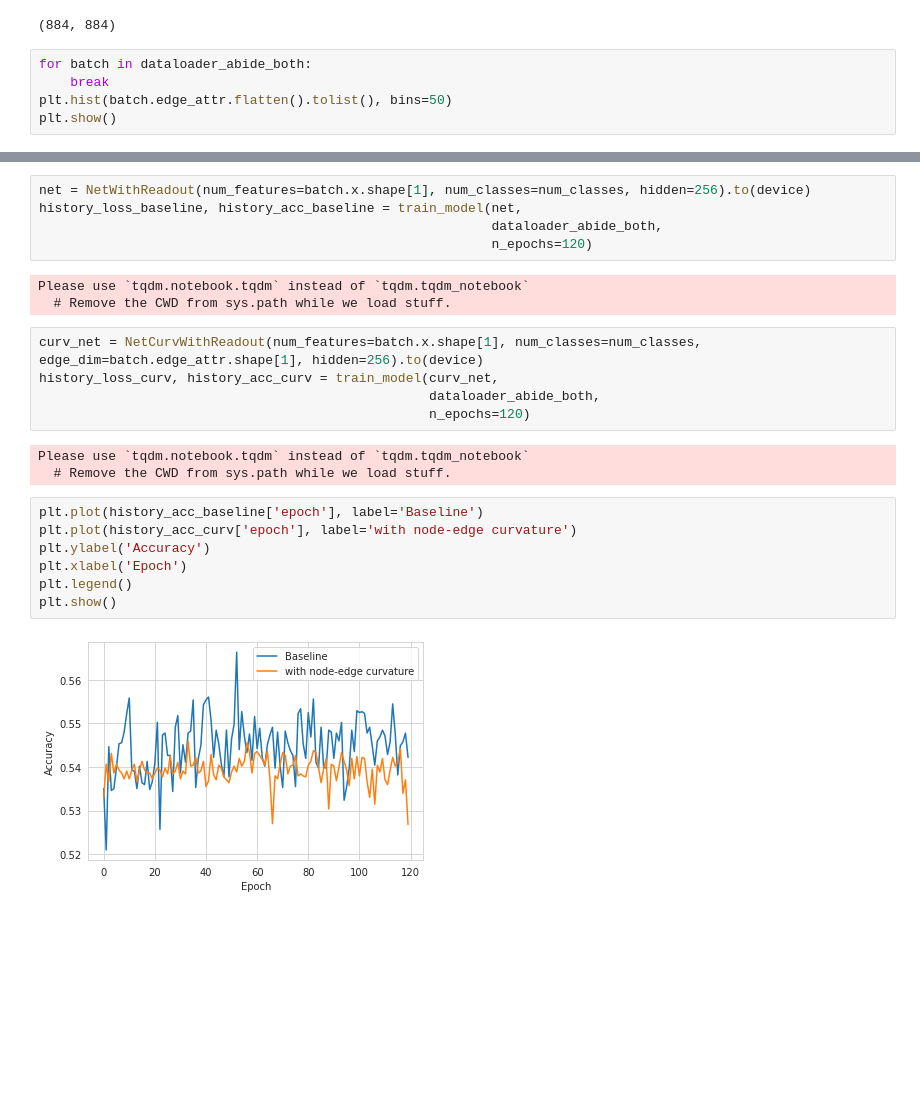
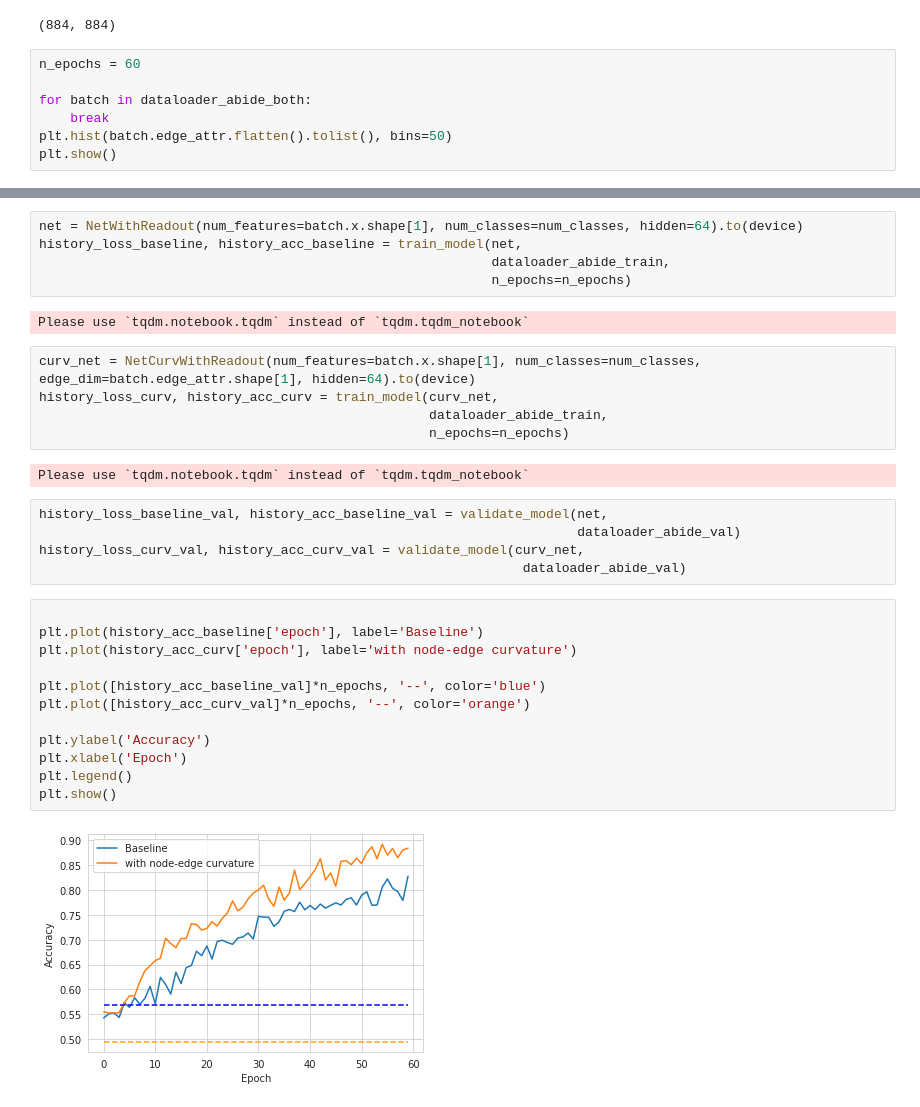
Before and after one commit to blufzzz/Discrete-Curvature-Graph-Classification, a Jupyter notebook: graph_classification.ipynb, the cells around one changed output, grey strips where cells are left out. Drawn from its saved outputs; the diff is of its cells as text; blank space fills up the shorter version.

Commit message:
Added BatchNorm, better train performance, poor validation performance

```diff
--- a/graph_classification.ipynb
+++ b/graph_classification.ipynb
@@ -612,6 +682,8 @@ len(dataset.items), len(dataset)
 # %% [output]
 (884, 884)
 # %%
+n_epochs = 60
+
 for batch in dataloader_abide_both:
     break
 plt.hist(batch.edge_attr.flatten().tolist(), bins=50)
@@ -621,25 +693,33 @@ plt.show()
 # %%
-net = NetWithReadout(num_features=batch.x.shape[1], num_classes=num_classes, hidden=256).to(device)
+net = NetWithReadout(num_features=batch.x.shape[1], num_classes=num_classes, hidden=64).to(device)
 history_loss_baseline, history_acc_baseline = train_model(net,
-                                                          dataloader_abide_both,
-                                                          n_epochs=120)
+                                                          dataloader_abide_train,
+                                                          n_epochs=n_epochs)
 # %% [output]
 Please use `tqdm.notebook.tqdm` instead of `tqdm.tqdm_notebook`
-  # Remove the CWD from sys.path while we load stuff.
 # %%
-curv_net = NetСurvWithReadout(num_features=batch.x.shape[1], num_classes=num_classes, edge_dim=batch.edge_attr.shape[1], hidden=256).to(device)
+curv_net = NetСurvWithReadout(num_features=batch.x.shape[1], num_classes=num_classes, edge_dim=batch.edge_attr.shape[1], hidden=64).to(device)
 history_loss_curv, history_acc_curv = train_model(curv_net,
-                                                  dataloader_abide_both,
-                                                  n_epochs=120)
+                                                  dataloader_abide_train,
+                                                  n_epochs=n_epochs)
 # %% [output]
 Please use `tqdm.notebook.tqdm` instead of `tqdm.tqdm_notebook`
-  # Remove the CWD from sys.path while we load stuff.
+# %%
+history_loss_baseline_val, history_acc_baseline_val = validate_model(net,
+                                                                     dataloader_abide_val)
+history_loss_curv_val, history_acc_curv_val = validate_model(curv_net,
+                                                              dataloader_abide_val)
 # %%
+
 plt.plot(history_acc_baseline['epoch'], label='Baseline')
 plt.plot(history_acc_curv['epoch'], label='with node-edge curvature')
+
+plt.plot([history_acc_baseline_val]*n_epochs, '--', color='blue')
+plt.plot([history_acc_curv_val]*n_epochs, '--', color='orange')
+
 plt.ylabel('Accuracy')
 plt.xlabel('Epoch')
 plt.legend()
 plt.show()
 # %% [output]
-[figure, old version]
+[figure, new version]
```
Also changed, not shown: parts of 8 cells of this notebook.
